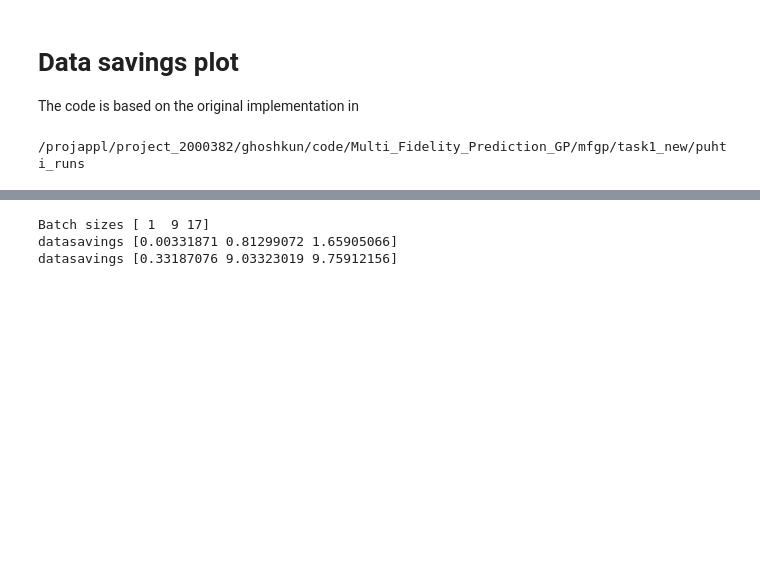
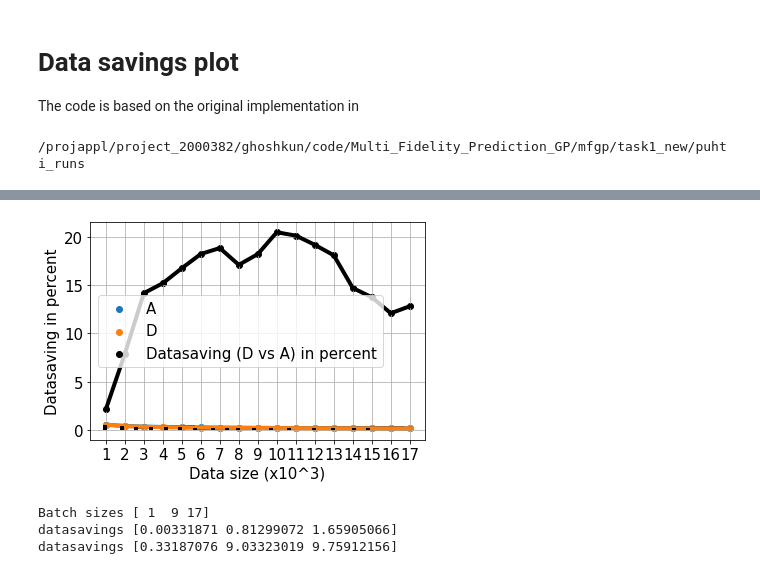
Before and after one commit to kunalghosh/Multi_Fidelity_Prediction_GP, a Jupyter notebook: mfgp/task1_new/puhti_runs/MakePlots.ipynb, the cells around one changed output, grey strips where cells are left out. Cells and saved outputs as stored; diff of their text form; code cells hidden in the pictures; blank space fills up the shorter version.

Commit message:
Wrote functions to compute parts of data savings plot.

```diff
--- a/mfgp/task1_new/puhti_runs/MakePlots.ipynb
+++ b/mfgp/task1_new/puhti_runs/MakePlots.ipynb
@@ -232,0 +226,72 @@ No handles with labels found to put in legend.
+# %%
+import os
+import pandas as pd
+import numpy as np
+import matplotlib
+%matplotlib inline
+from matplotlib import pyplot as plt
+
+def plot_data_savings(strategy_a_file, strategy_d_file, batch_size):
+    aa_a = pd.read_csv(strategy_a_file)
+    aa_d = pd.read_csv(strategy_d_file)
+
+    # formatting plots
+    font = {'family' : 'normal', 'size'   : 15}
+    lines = {"linewidth": 4}
+
+    matplotlib.rc('font', **font)
+    matplotlib.rc('lines', **lines)
+
+    batch_size = batch_size # 1 for 1k, 2 for 2k etc
+    batch_sizes = np.arange(0,17,batch_size) + 1
+
+    labels = "A B C D E F G".split(" ")
+    labs = [[_] for _ in labels]
+
+    aa_a_means = aa_a.mean_vals.to_numpy()
+    aa_d_means = aa_d.mean_vals.to_numpy()
+
+    aa_a_stds = aa_a.std_vals.to_numpy()
+    aa_d_stds = aa_d.std_vals.to_numpy()
+
+
+    stds = [aa_a_stds,
+         [],
+         [],
+         aa_d_stds,
+         [],
+         [],
+         []]
+
+    means = [aa_a_means,
+         [],
+         [],
+         aa_d_means,
+         [],
+         [],
+         []]
+
+    coeffs, mean_dict = fit_curve_to_data(means, stds, labels, batch_sizes)
+    data_saving = get_data_savings(mean_dict, coeffs, batch_size, batch_sizes)
+
+    data_saving = np.array(data_saving)
+    batch_sizes = np.array(batch_sizes)
+    print(f"Batch sizes {batch_sizes}")
+    savings_in_percent = 100 * data_saving / batch_sizes
+    print(f"datasavings {data_saving}")
+    plt.plot(batch_sizes, savings_in_percent, color="k")
+    print(f"datasavings {savings_in_percent}")
+    plt.scatter(batch_sizes, savings_in_percent, color="k", label="Datasaving (D vs A) in percent")
+    plt.xscale("linear")
+    plt.legend()
+    plt.xticks(batch_sizes)
+    plt.xlabel("Data size (x10^3)")
+    plt.ylabel("Datasaving in percent")
+    plt.grid()
+
+
+os.chdir("/projappl/project_2000382/ghoshkun/code/Multi_Fidelity_Prediction_GP/mfgp/task1_new/puhti_runs")
+plot_data_savings(strategy_a_file = "csv_files/Active_learning_results - AA_A_1k.csv",
+                  strategy_d_file = "csv_files/Active_learning_results - AA_D_1k.csv",
+                  batch_size=1)
+# %% [output]
@@ -233,3 +309,4 @@ No handles with labels found to put in legend.
+[figure, added]
 # %%
 data_saving = np.array(data_saving)
 batch_sizes = np.array(batch_sizes)
```
Also changed, not shown: parts of 5 cells of this notebook, 1 other file.
